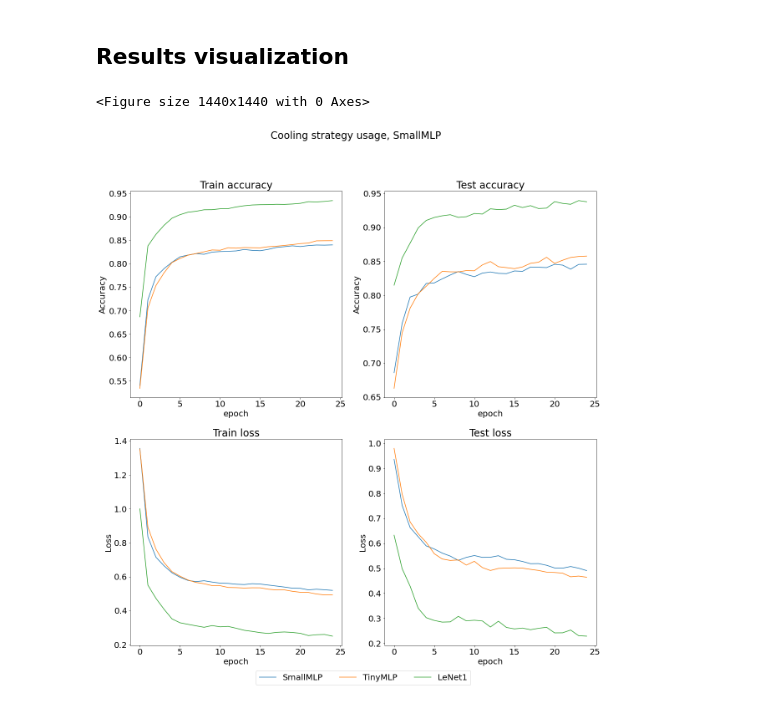
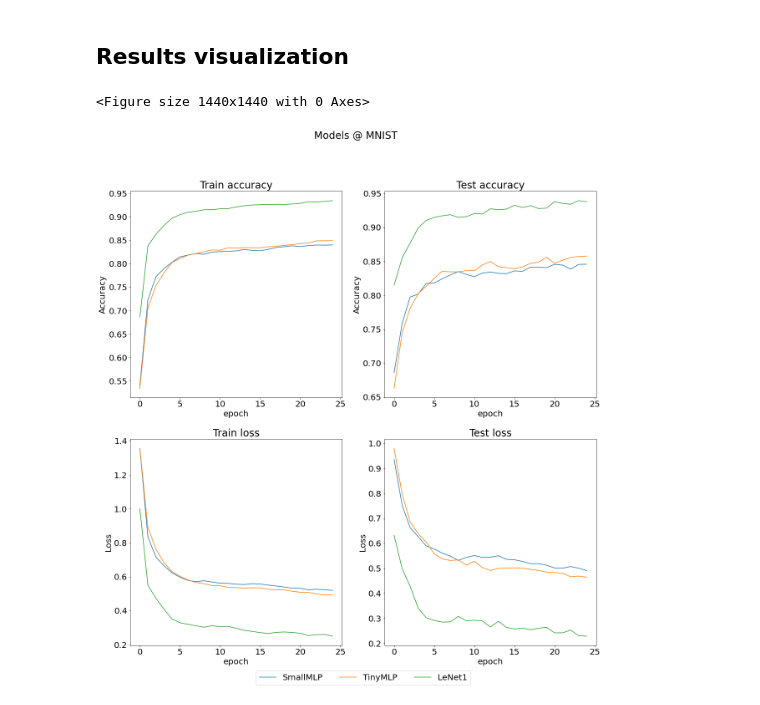
Before and after one commit to Igor-Tukh/cbo-in-python, a Jupyter notebook: notebooks/experiments/06-models-comparison.ipynb, the cells around one changed output. Drawn from its saved outputs; the diff is of its cells as text; code cells hidden in the pictures.

```diff
--- a/notebooks/experiments/06-models-comparison.ipynb
+++ b/notebooks/experiments/06-models-comparison.ipynb
@@ -206,32 +206,32 @@ epochs = 25
 epochs_range = np.arange(epochs)
 
 plt.clf()
 
 fig, axs = plt.subplots(2, 2)
-plt.suptitle('Cooling strategy usage, SmallMLP')
+plt.suptitle('Models @ MNIST')
 
 for ax in [axs[0][0], axs[0][1]]:
     ax.set_xlabel('epoch')
     ax.set_ylabel('Accuracy')
 
 for ax in [axs[1][0], axs[1][1]]:
     ax.set_xlabel('epoch')
     ax.set_ylabel('Loss')
 
 axs[0][0].set_title('Train accuracy')
 axs[0][1].set_title('Test accuracy')
 axs[1][0].set_title('Train loss')
 axs[1][1].set_title('Test loss')
 
 for label, (train_acc, train_loss, test_acc, test_loss) in results.items():
     axs[0][0].plot(epochs_range, train_acc, label=label)
     axs[0][1].plot(epochs_range, test_acc, label=label)
     axs[1][0].plot(epochs_range, train_loss, label=label)
     axs[1][1].plot(epochs_range, test_loss, label=label)
 
 plt.legend(loc='upper center', bbox_to_anchor=(-0.1, -0.1), ncol=5)
 plt.savefig(os.path.join(IMAGES_FOLDER, 'models_training.png'))
 plt.show()
 # %% [output]
 <Figure size 1440x1440 with 0 Axes>
-[figure, old version]
+[figure, new version]
```
Also changed, not shown: 3 other files.
